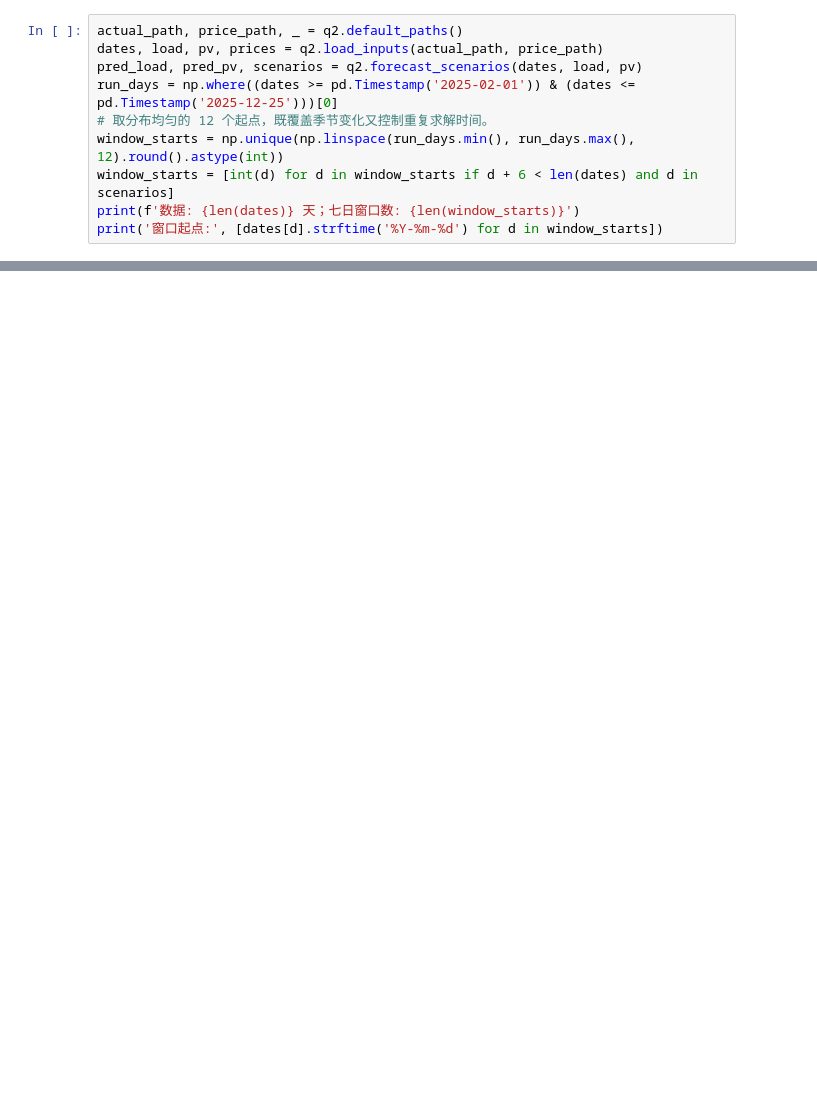
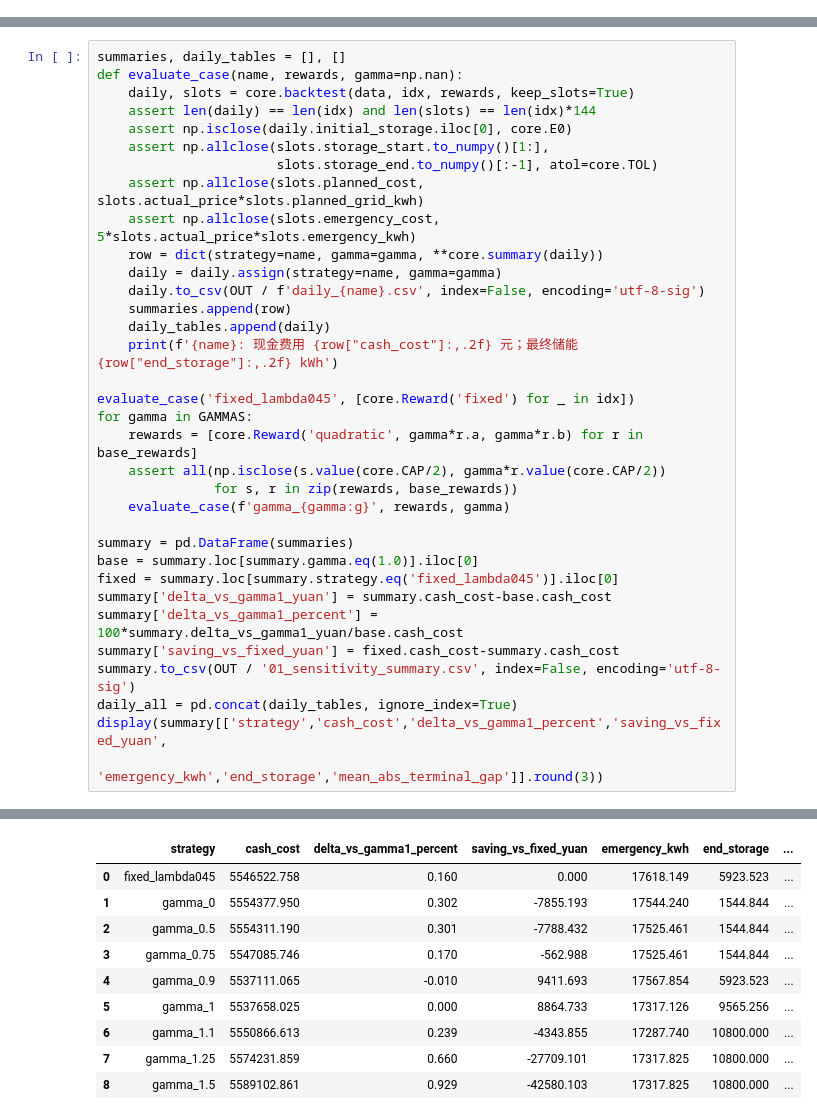
Before and after one commit to yyuwei66-sketch/CUMCM_2026, a Jupyter notebook: q4/q4_七日滚动终端储能敏感性分析.ipynb, the cells around one changed output, grey strips where cells are left out. Cells and saved outputs as stored; diff of their text form; blank space fills up the shorter version.

```diff
--- a/q4/q4_七日滚动终端储能敏感性分析.ipynb
+++ b/q4/q4_七日滚动终端储能敏感性分析.ipynb
@@ -44,10 +0,0 @@ print('输出目录:', OUT)
-# %%
-actual_path, price_path, _ = q2.default_paths()
-dates, load, pv, prices = q2.load_inputs(actual_path, price_path)
-pred_load, pred_pv, scenarios = q2.forecast_scenarios(dates, load, pv)
-run_days = np.where((dates >= pd.Timestamp('2025-02-01')) & (dates <= pd.Timestamp('2025-12-25')))[0]
-# 取分布均匀的 12 个起点，既覆盖季节变化又控制重复求解时间。
-window_starts = np.unique(np.linspace(run_days.min(), run_days.max(), 12).round().astype(int))
-window_starts = [int(d) for d in window_starts if d + 6 < len(dates) and d in scenarios]
-print(f'数据: {len(dates)} 天；七日窗口数: {len(window_starts)}')
-print('窗口起点:', [dates[d].strftime('%Y-%m-%d') for d in window_starts])
@@ -404,0 +97,35 @@ plt.close(fig)
+# %%
+summaries, daily_tables = [], []
+def evaluate_case(name, rewards, gamma=np.nan):
+    daily, slots = core.backtest(data, idx, rewards, keep_slots=True)
+    assert len(daily) == len(idx) and len(slots) == len(idx)*144
+    assert np.isclose(daily.initial_storage.iloc[0], core.E0)
+    assert np.allclose(slots.storage_start.to_numpy()[1:],
+                       slots.storage_end.to_numpy()[:-1], atol=core.TOL)
+    assert np.allclose(slots.planned_cost, slots.actual_price*slots.planned_grid_kwh)
+    assert np.allclose(slots.emergency_cost, 5*slots.actual_price*slots.emergency_kwh)
+    row = dict(strategy=name, gamma=gamma, **core.summary(daily))
+    daily = daily.assign(strategy=name, gamma=gamma)
+    daily.to_csv(OUT / f'daily_{name}.csv', index=False, encoding='utf-8-sig')
+    summaries.append(row)
+    daily_tables.append(daily)
+    print(f'{name}: 现金费用 {row["cash_cost"]:,.2f} 元；最终储能 {row["end_storage"]:,.2f} kWh')
+
+evaluate_case('fixed_lambda045', [core.Reward('fixed') for _ in idx])
+for gamma in GAMMAS:
+    rewards = [core.Reward('quadratic', gamma*r.a, gamma*r.b) for r in base_rewards]
+    assert all(np.isclose(s.value(core.CAP/2), gamma*r.value(core.CAP/2))
+               for s, r in zip(rewards, base_rewards))
+    evaluate_case(f'gamma_{gamma:g}', rewards, gamma)
+
+summary = pd.DataFrame(summaries)
+base = summary.loc[summary.gamma.eq(1.0)].iloc[0]
+fixed = summary.loc[summary.strategy.eq('fixed_lambda045')].iloc[0]
+summary['delta_vs_gamma1_yuan'] = summary.cash_cost-base.cash_cost
+summary['delta_vs_gamma1_percent'] = 100*summary.delta_vs_gamma1_yuan/base.cash_cost
+summary['saving_vs_fixed_yuan'] = fixed.cash_cost-summary.cash_cost
+summary.to_csv(OUT / '01_sensitivity_summary.csv', index=False, encoding='utf-8-sig')
+daily_all = pd.concat(daily_tables, ignore_index=True)
+display(summary[['strategy','cash_cost','delta_vs_gamma1_percent','saving_vs_fixed_yuan',
+                 'emergency_kwh','end_storage','mean_abs_terminal_gap']].round(3))
+# %% [output]
@@ -404,0 +141,10 @@ plt.close(fig)
+|  | strategy | cash_cost | delta_vs_gamma1_percent | saving_vs_fixed_yuan | emergency_kwh | end_storage | ... |
+| 0 | fixed_lambda045 | 5546522.758 | 0.160 | 0.000 | 17618.149 | 5923.523 | ... |
+| 1 | gamma_0 | 5554377.950 | 0.302 | -7855.193 | 17544.240 | 1544.844 | ... |
+| 2 | gamma_0.5 | 5554311.190 | 0.301 | -7788.432 | 17525.461 | 1544.844 | ... |
+| 3 | gamma_0.75 | 5547085.746 | 0.170 | -562.988 | 17525.461 | 1544.844 | ... |
+| 4 | gamma_0.9 | 5537111.065 | -0.010 | 9411.693 | 17567.854 | 5923.523 | ... |
+| 5 | gamma_1 | 5537658.025 | 0.000 | 8864.733 | 17317.126 | 9565.256 | ... |
+| 6 | gamma_1.1 | 5550866.613 | 0.239 | -4343.855 | 17287.740 | 10800.000 | ... |
+| 7 | gamma_1.25 | 5574231.859 | 0.660 | -27709.101 | 17317.825 | 10800.000 | ... |
+| 8 | gamma_1.5 | 5589102.861 | 0.929 | -42580.103 | 17317.825 | 10800.000 | ... |
```
Also changed, not shown: parts of 33 cells of this notebook, 18 other files.
